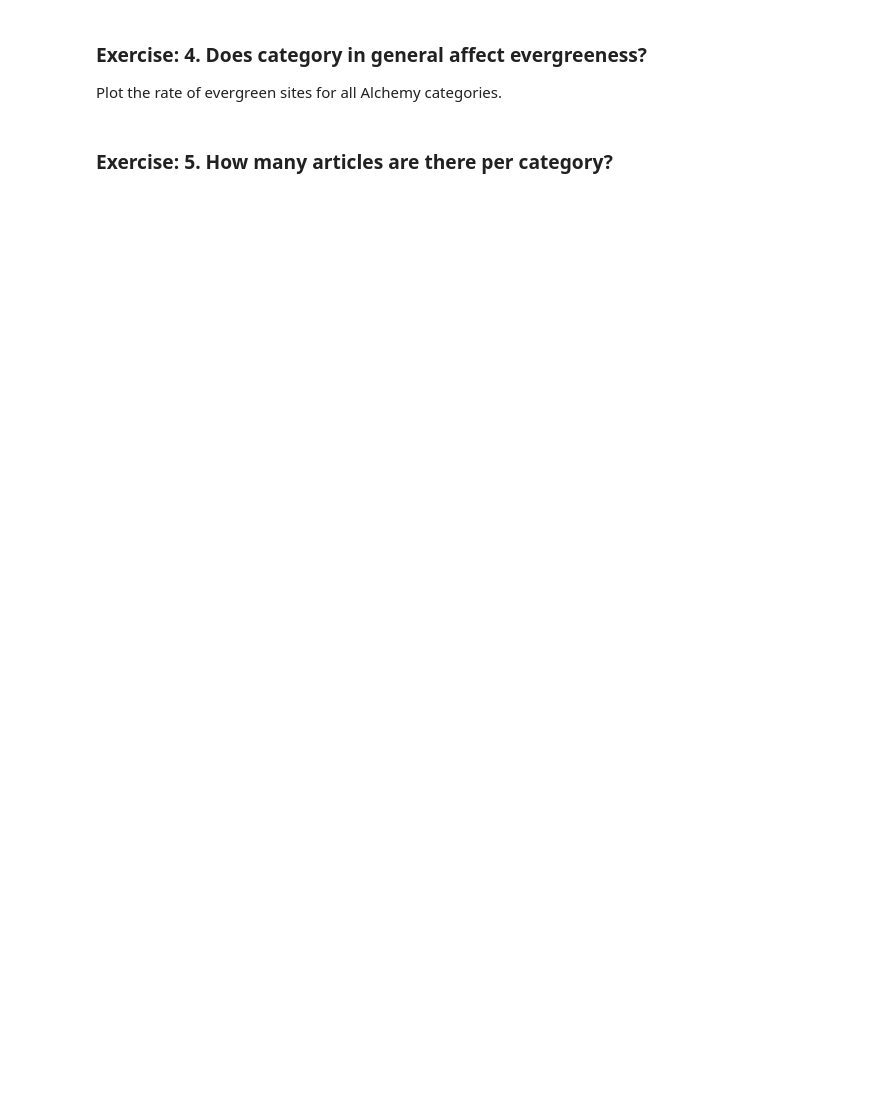
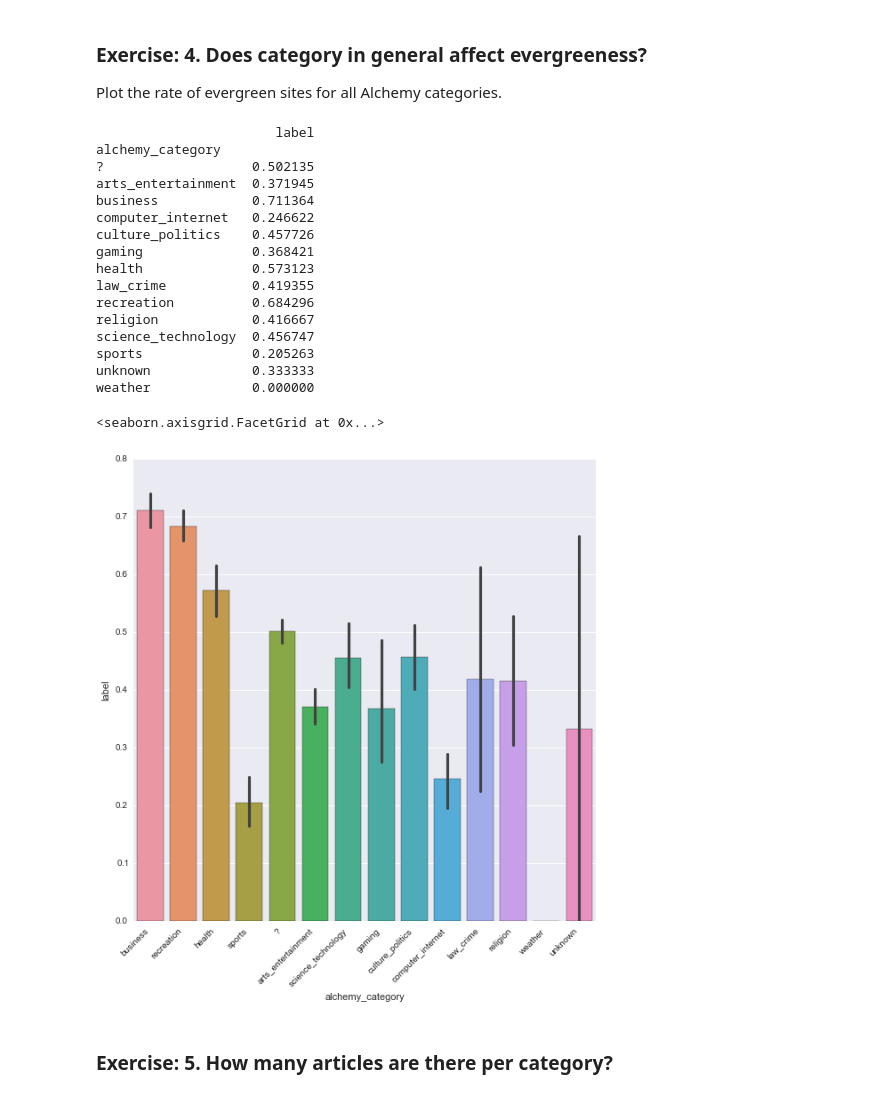
Before and after one commit to brianchandbound/ga-ds, a Jupyter notebook: 12_trees/12_02_dtree.ipynb, the cells around one changed output. Cells and saved outputs as stored; diff of their text form; code cells hidden in the pictures; blank space fills up the shorter version.

```diff
--- a/12_trees/12_02_dtree.ipynb
+++ b/12_trees/12_02_dtree.ipynb
@@ -74,5 +110,40 @@ Compute or plot the percentage of news related evergreen sites.
 # %% [markdown]
 ### Exercise: 4. Does category in general affect evergreeness?
 Plot the rate of evergreen sites for all Alchemy categories.
+# %%
+print data.groupby(['alchemy_category'])[['label']].mean()
+
+
+##  OR
+
+import seaborn as sb
+%matplotlib inline
+
+p = sb.factorplot(x='alchemy_category',
+              y='label',
+              kind='bar',
+              data = data,
+              size = 8
+            )
+p.set_xticklabels(rotation=45, horizontalalignment='right')
+# %% [output]
+                       label
+alchemy_category
+?                   0.502135
+arts_entertainment  0.371945
+business            0.711364
+computer_internet   0.246622
+culture_politics    0.457726
+gaming              0.368421
+health              0.573123
+law_crime           0.419355
+recreation          0.684296
+religion            0.416667
+science_technology  0.456747
+sports              0.205263
+unknown             0.333333
+weather             0.000000
+<seaborn.axisgrid.FacetGrid at 0x...>
+[figure, added]
 # %% [markdown]
 ### Exercise: 5. How many articles are there per category?
```
Also changed, not shown: parts of 29 cells of this notebook, 1 other file.
